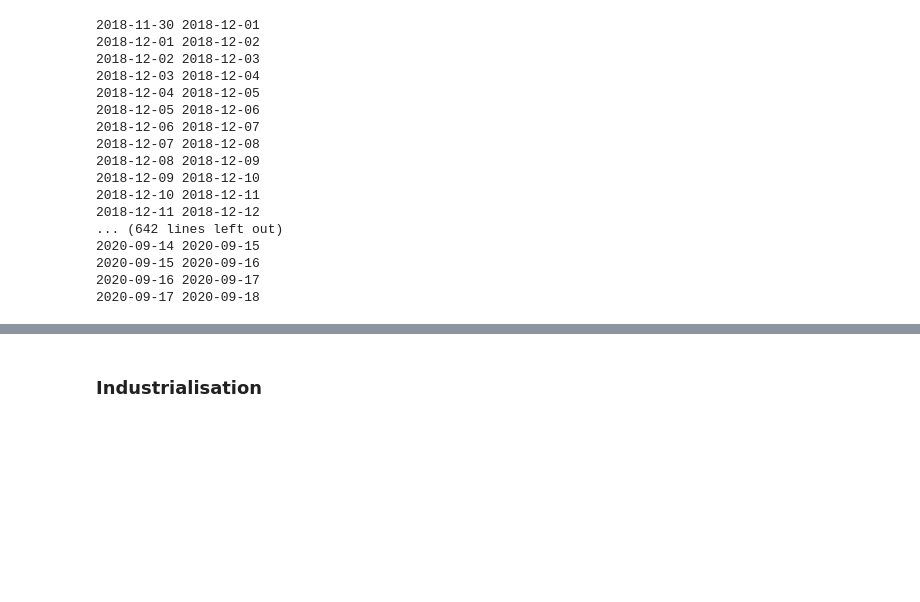
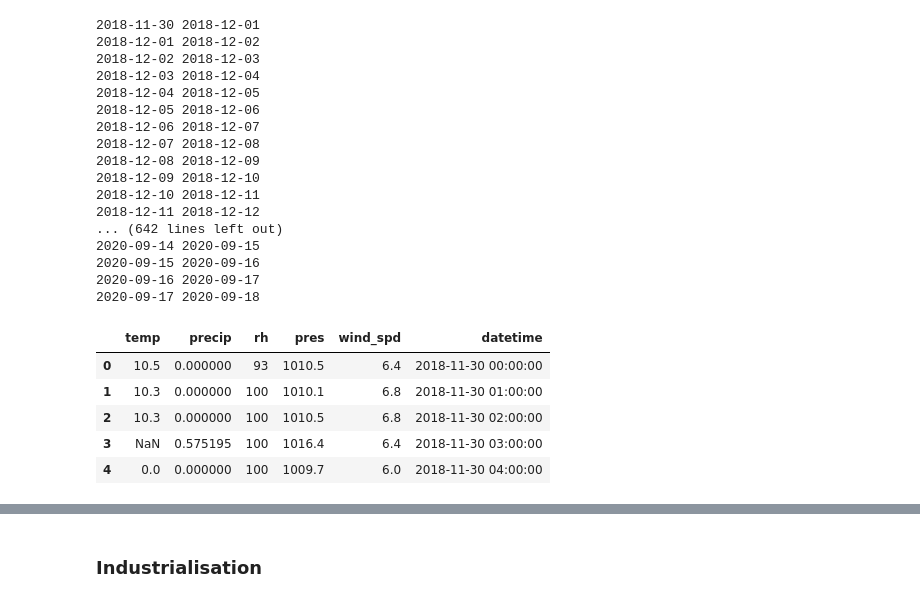
Before and after one commit to armgilles/vcub_keeper, a Jupyter notebook: notebooks/01_Analyse/02_Ref/02_telechargement_lecture_meteo #24.ipynb, the cells around one changed output, grey strips where cells are left out. Saved outputs shown, nothing was run; the diff lists cells and outputs as text; code cells hidden in the pictures; blank space fills up the shorter version.

```diff
--- a/notebooks/01_Analyse/02_Ref/02_telechargement_lecture_meteo #24.ipynb
+++ b/notebooks/01_Analyse/02_Ref/02_telechargement_lecture_meteo #24.ipynb
@@ -78,6 +80,15 @@ for date in date_list:
 2020-09-15 2020-09-16
 2020-09-16 2020-09-17
 2020-09-17 2020-09-18
+# %%
+meteo_full.head()
+# %% [output]
+|  | temp | precip | rh | pres | wind_spd | datetime |
+| 0 | 10.5 | 0.000000 | 93 | 1010.5 | 6.4 | 2018-11-30 00:00:00 |
+| 1 | 10.3 | 0.000000 | 100 | 1010.1 | 6.8 | 2018-11-30 01:00:00 |
+| 2 | 10.3 | 0.000000 | 100 | 1010.5 | 6.8 | 2018-11-30 02:00:00 |
+| 3 | NaN | 0.575195 | 100 | 1016.4 | 6.4 | 2018-11-30 03:00:00 |
+| 4 | 0.0 | 0.000000 | 100 | 1009.7 | 6.0 | 2018-11-30 04:00:00 |
 # %%
 # Accumulated precipitation (default mm)
 meteo_full.rename(columns = {'precip':'precipitation'}, inplace = True)
```
Also changed, not shown: parts of 19 cells of this notebook, 1 other file.
